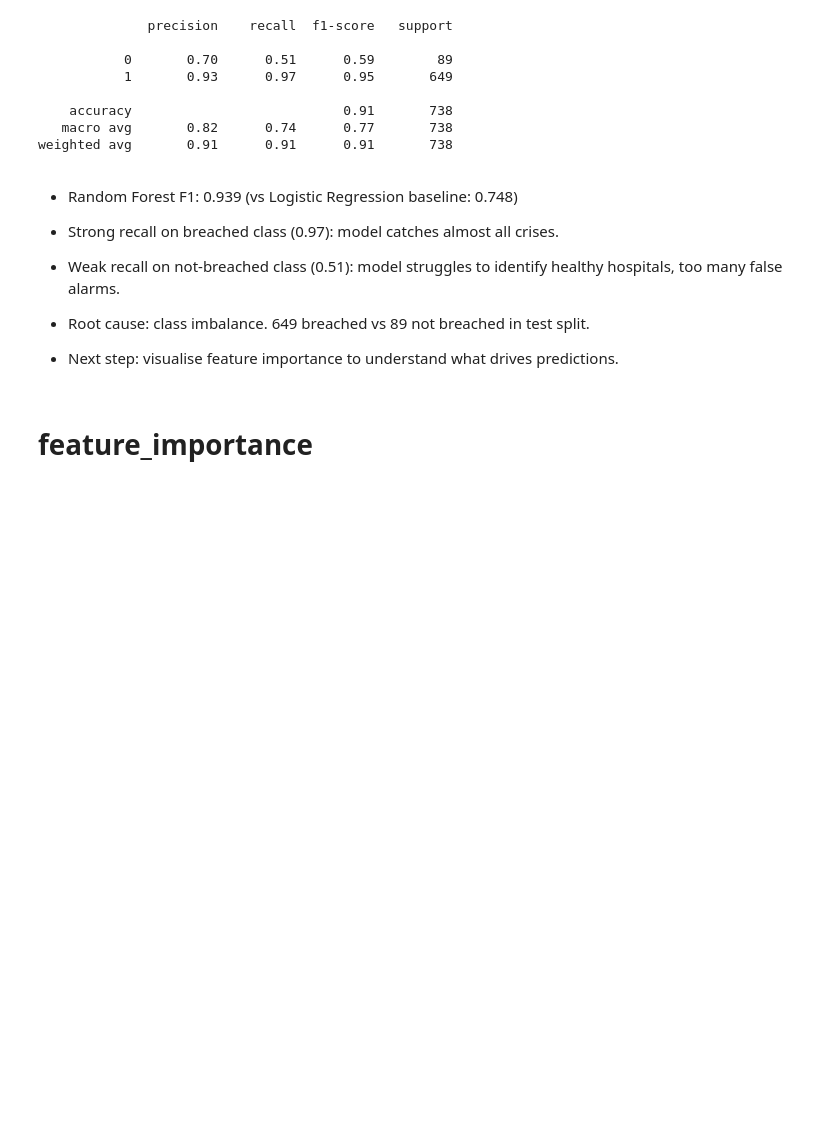
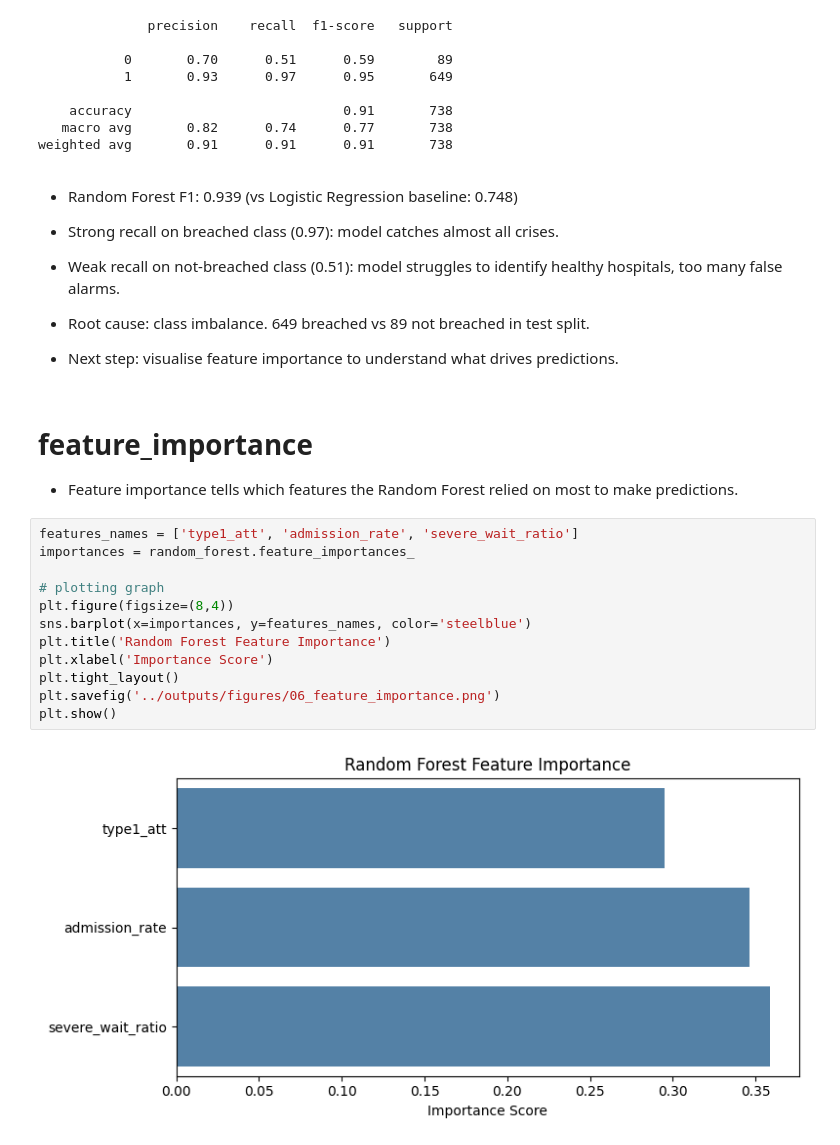
Before and after one commit to isha-atif-dev/nhs-ae-analyser, a Jupyter notebook: notebooks/03_modelling.ipynb, the cells around one changed output. Saved outputs shown, nothing was run; the diff lists cells and outputs as text; blank space fills up the shorter version.

Commit message:
Complete NHS A&E breach predictor - Random Forest 0.939 F1

```diff
--- a/notebooks/03_modelling.ipynb
+++ b/notebooks/03_modelling.ipynb
@@ -161,3 +161,19 @@ healthy hospitals, too many false alarms.
 - Next step: visualise feature importance to understand what drives predictions.
 # %% [markdown]
 # feature_importance
+
+- Feature importance tells which features the Random Forest relied on most to make predictions.
+# %%
+features_names = ['type1_att', 'admission_rate', 'severe_wait_ratio']
+importances = random_forest.feature_importances_
+
+# plotting graph
+plt.figure(figsize=(8,4))
+sns.barplot(x=importances, y=features_names, color='steelblue')
+plt.title('Random Forest Feature Importance')
+plt.xlabel('Importance Score')
+plt.tight_layout()
+plt.savefig('../outputs/figures/06_feature_importance.png')
+plt.show()
+# %% [output]
+[figure, added]
```
Also changed, not shown: parts of 6 cells of this notebook, 6 other files.
